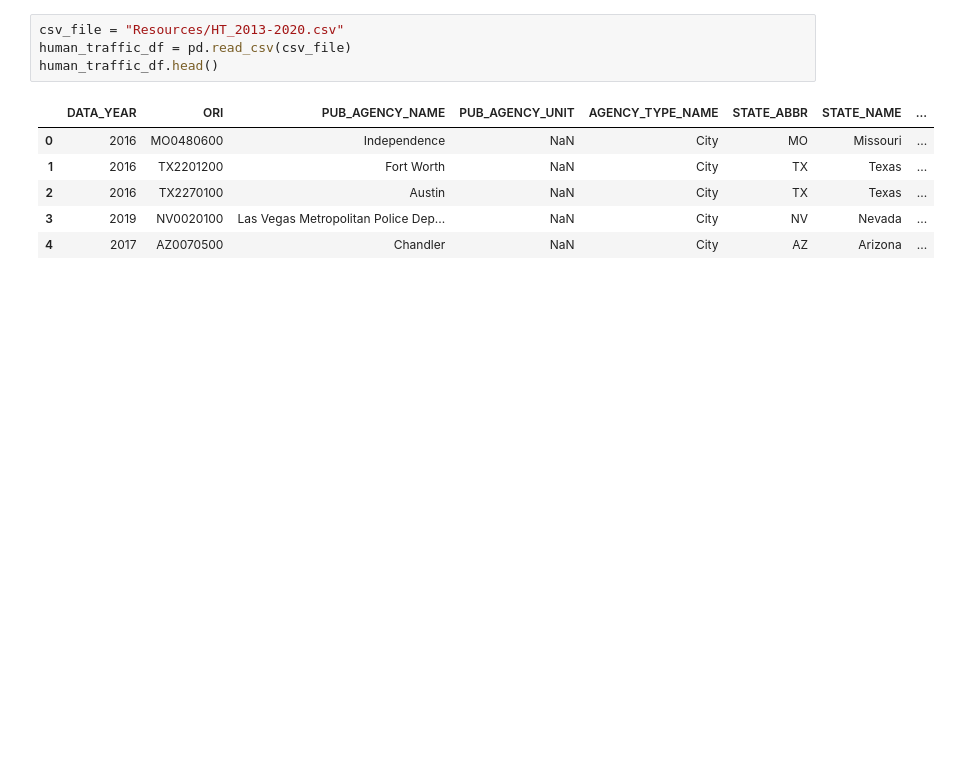
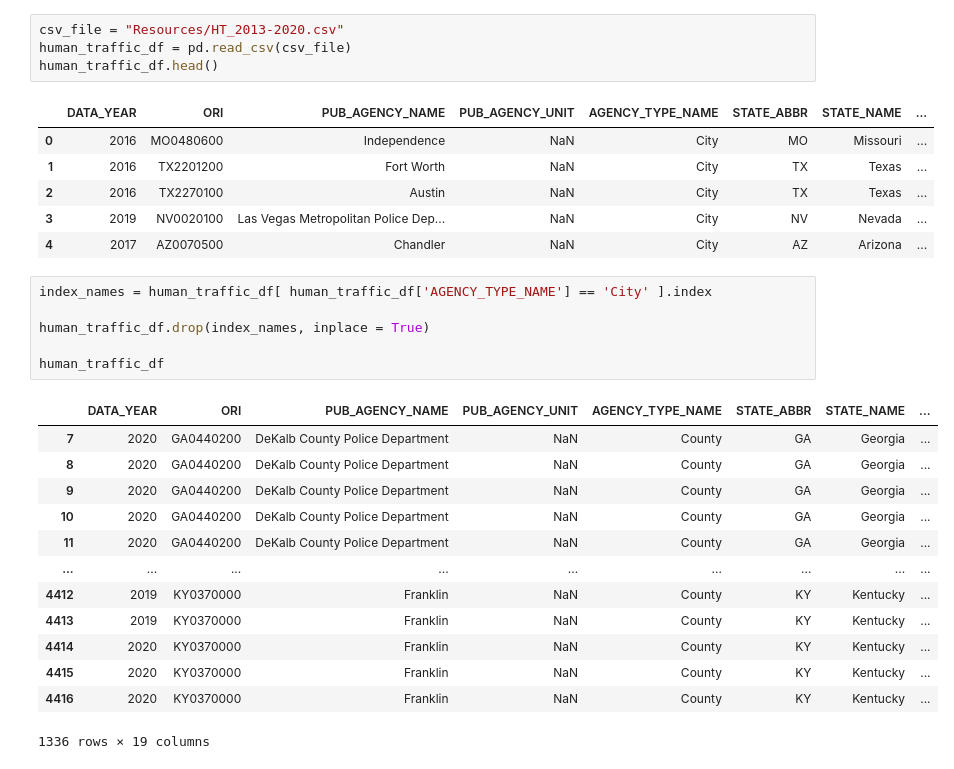
Before and after one commit to bakeralexan/human-trafficking, a Jupyter notebook: Human Trafficking.ipynb, the cells around one changed output. Drawn from its saved outputs; the diff is of its cells as text; blank space fills up the shorter version.

```diff
--- a/Human Trafficking.ipynb
+++ b/Human Trafficking.ipynb
@@ -12,4 +12,24 @@ human_traffic_df.head()
 | 2 | 2016 | TX2270100 | Austin | NaN | City | TX | Texas | ... |
 | 3 | 2019 | NV0020100 | Las Vegas Metropolitan Police Dep... | NaN | City | NV | Nevada | ... |
 | 4 | 2017 | AZ0070500 | Chandler | NaN | City | AZ | Arizona | ... |
+# %%
+index_names = human_traffic_df[ human_traffic_df['AGENCY_TYPE_NAME'] == 'City' ].index
+
+human_traffic_df.drop(index_names, inplace = True)
+
+human_traffic_df
+# %% [output]
+|  | DATA_YEAR | ORI | PUB_AGENCY_NAME | PUB_AGENCY_UNIT | AGENCY_TYPE_NAME | STATE_ABBR | STATE_NAME | ... |
+| 7 | 2020 | GA0440200 | DeKalb County Police Department | NaN | County | GA | Georgia | ... |
+| 8 | 2020 | GA0440200 | DeKalb County Police Department | NaN | County | GA | Georgia | ... |
+| 9 | 2020 | GA0440200 | DeKalb County Police Department | NaN | County | GA | Georgia | ... |
+| 10 | 2020 | GA0440200 | DeKalb County Police Department | NaN | County | GA | Georgia | ... |
+| 11 | 2020 | GA0440200 | DeKalb County Police Department | NaN | County | GA | Georgia | ... |
+| ... | ... | ... | ... | ... | ... | ... | ... | ... |
+| 4412 | 2019 | KY0370000 | Franklin | NaN | County | KY | Kentucky | ... |
+| 4413 | 2019 | KY0370000 | Franklin | NaN | County | KY | Kentucky | ... |
+| 4414 | 2020 | KY0370000 | Franklin | NaN | County | KY | Kentucky | ... |
+| 4415 | 2020 | KY0370000 | Franklin | NaN | County | KY | Kentucky | ... |
+| 4416 | 2020 | KY0370000 | Franklin | NaN | County | KY | Kentucky | ... |
+1336 rows × 19 columns
 # %%
```
Also changed, not shown: parts of 20 cells of this notebook.
